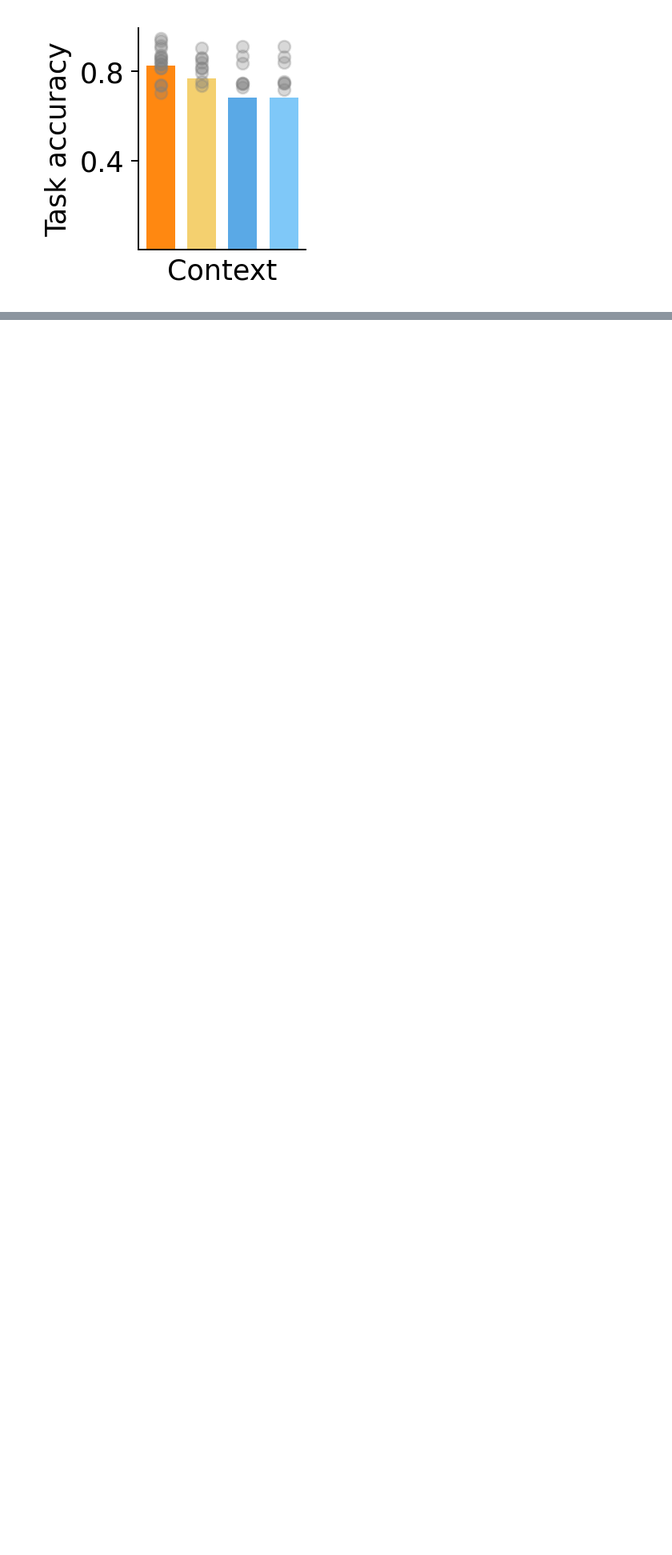
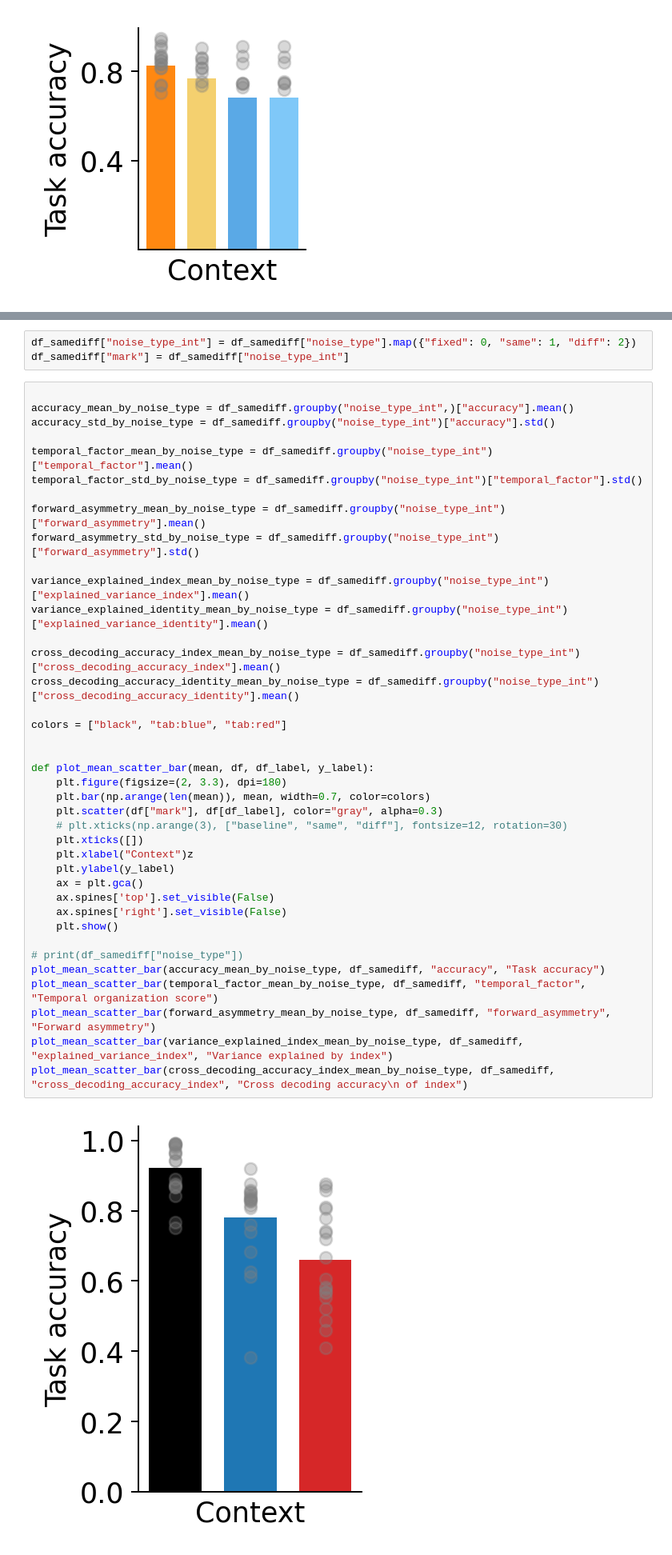
Before and after one commit to Veritaria/rnn-free-recall, a Jupyter notebook: plots_notebooks/analysis_ctx.ipynb, the cells around one changed output, grey strips where cells are left out. Shown at 80% size. Saved outputs shown, nothing was run; the diff lists cells and outputs as text; blank space fills up the shorter version.

```diff
--- a/plots_notebooks/analysis_ctx.ipynb
+++ b/plots_notebooks/analysis_ctx.ipynb
@@ -496,0 +587,44 @@ plt.show()
+# %%
+df_samediff["noise_type_int"] = df_samediff["noise_type"].map({"fixed": 0, "same": 1, "diff": 2})
+df_samediff["mark"] = df_samediff["noise_type_int"]
+# %%
+
+accuracy_mean_by_noise_type = df_samediff.groupby("noise_type_int",)["accuracy"].mean()
+accuracy_std_by_noise_type = df_samediff.groupby("noise_type_int")["accuracy"].std()
+
+temporal_factor_mean_by_noise_type = df_samediff.groupby("noise_type_int")["temporal_factor"].mean()
+temporal_factor_std_by_noise_type = df_samediff.groupby("noise_type_int")["temporal_factor"].std()
+
+forward_asymmetry_mean_by_noise_type = df_samediff.groupby("noise_type_int")["forward_asymmetry"].mean()
+forward_asymmetry_std_by_noise_type = df_samediff.groupby("noise_type_int")["forward_asymmetry"].std()
+
+variance_explained_index_mean_by_noise_type = df_samediff.groupby("noise_type_int")["explained_variance_index"].mean()
+variance_explained_identity_mean_by_noise_type = df_samediff.groupby("noise_type_int")["explained_variance_identity"].mean()
+
+cross_decoding_accuracy_index_mean_by_noise_type = df_samediff.groupby("noise_type_int")["cross_decoding_accuracy_index"].mean()
+cross_decoding_accuracy_identity_mean_by_noise_type = df_samediff.groupby("noise_type_int")["cross_decoding_accuracy_identity"].mean()
+
+colors = ["black", "tab:blue", "tab:red"]
+
+
+def plot_mean_scatter_bar(mean, df, df_label, y_label):
+    plt.figure(figsize=(2, 3.3), dpi=180)
+    plt.bar(np.arange(len(mean)), mean, width=0.7, color=colors)
+    plt.scatter(df["mark"], df[df_label], color="gray", alpha=0.3)
+    # plt.xticks(np.arange(3), ["baseline", "same", "diff"], fontsize=12, rotation=30)
+    plt.xticks([])
+    plt.xlabel("Context")z
+    plt.ylabel(y_label)
+    ax = plt.gca()
+    ax.spines['top'].set_visible(False)
+    ax.spines['right'].set_visible(False)
+    plt.show()
+
+# print(df_samediff["noise_type"])
+plot_mean_scatter_bar(accuracy_mean_by_noise_type, df_samediff, "accuracy", "Task accuracy")
+plot_mean_scatter_bar(temporal_factor_mean_by_noise_type, df_samediff, "temporal_factor", "Temporal organization score")
+plot_mean_scatter_bar(forward_asymmetry_mean_by_noise_type, df_samediff, "forward_asymmetry", "Forward asymmetry")
+plot_mean_scatter_bar(variance_explained_index_mean_by_noise_type, df_samediff, "explained_variance_index", "Variance explained by index")
+plot_mean_scatter_bar(cross_decoding_accuracy_index_mean_by_noise_type, df_samediff, "cross_decoding_accuracy_index", "Cross decoding accuracy\n of index")
+# %% [output]
+[figure, added]
```
Also changed, not shown: parts of 14 cells of this notebook, 9 other files.
